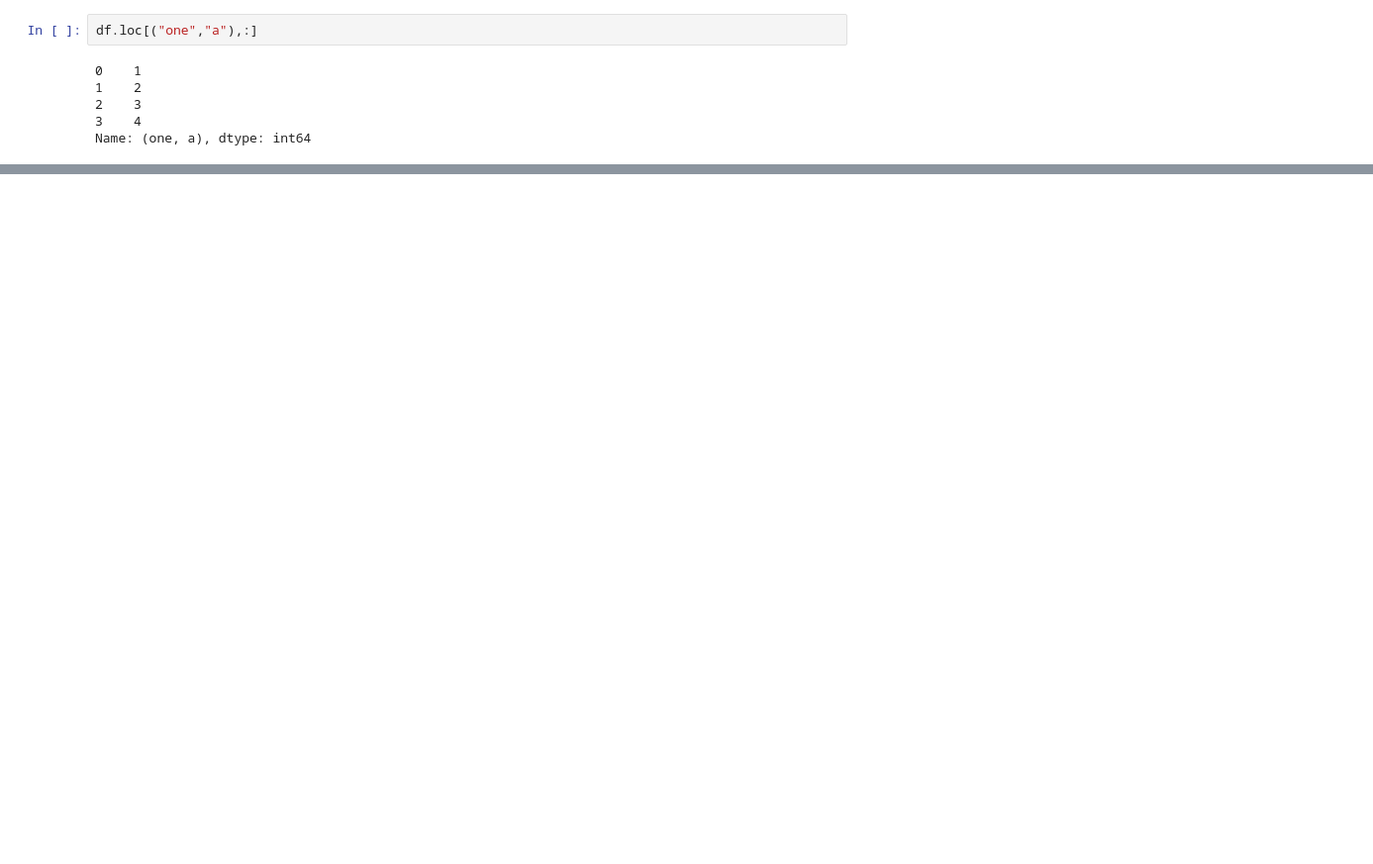
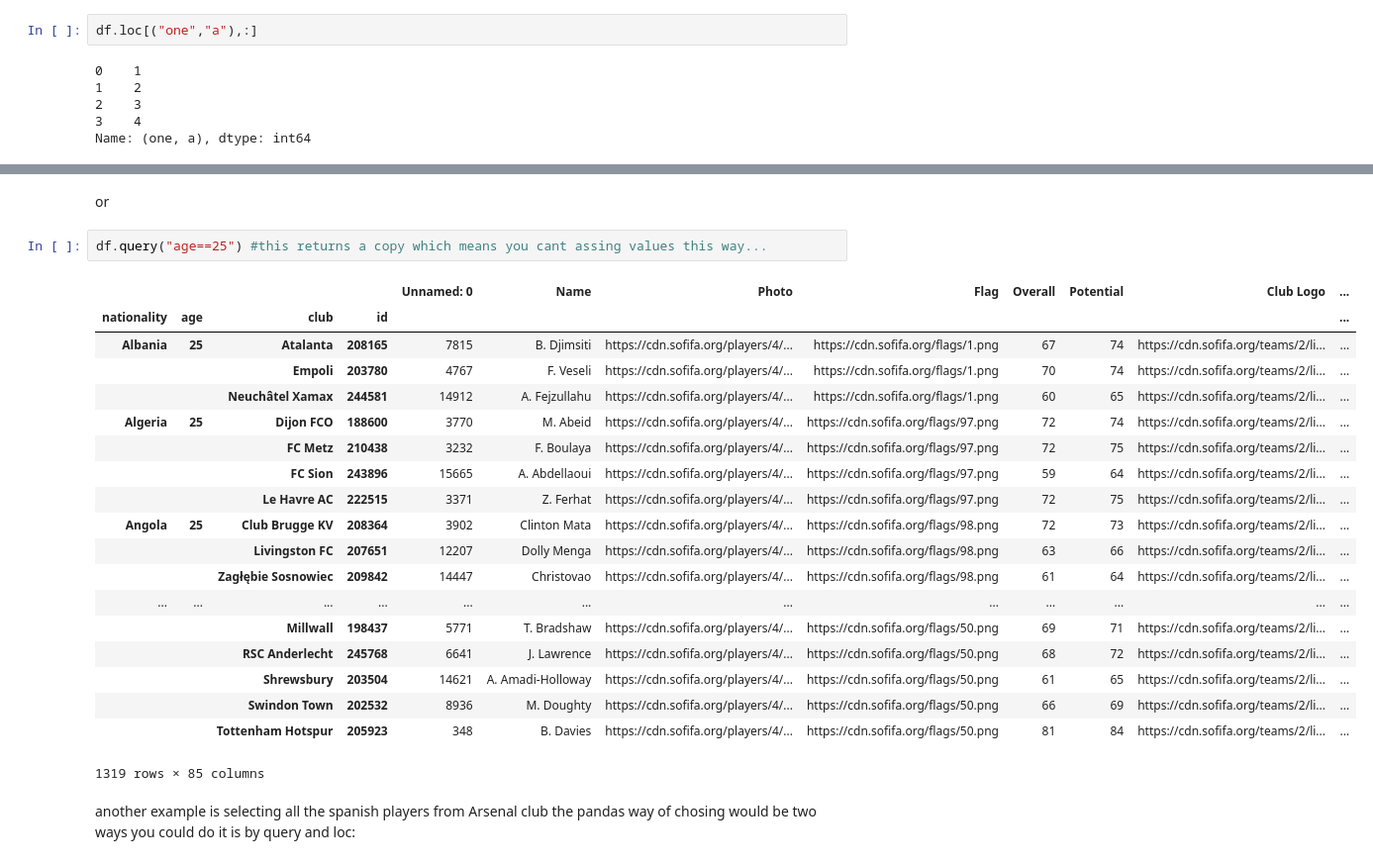
Before and after one commit to yonatanMedan/fastIndex, a Jupyter notebook: fast_index.ipynb, the cells around one changed output, grey strips where cells are left out. Shown at 99% size. Saved outputs shown, nothing was run; the diff lists cells and outputs as text; blank space fills up the shorter version.

```diff
--- a/fast_index.ipynb
+++ b/fast_index.ipynb
@@ -108,0 +220,28 @@ Name: (one, a), dtype: int64
+# %% [markdown]
+or
+# %%
+df.query("age==25") #this returns a copy which means you cant assing values this way...
+# %% [output]
+|  |  |  |  | Unnamed: 0 | Name | Photo | Flag | Overall | Potential | Club Logo | ... |
+| nationality | age | club | id |  |  |  |  |  |  |  | ... |
+| Albania | 25 | Atalanta | 208165 | 7815 | B. Djimsiti | https://cdn.sofifa.org/players/4/... | https://cdn.sofifa.org/flags/1.png | 67 | 74 | https://cdn.sofifa.org/teams/2/li... | ... |
+|  |  | Empoli | 203780 | 4767 | F. Veseli | https://cdn.sofifa.org/players/4/... | https://cdn.sofifa.org/flags/1.png | 70 | 74 | https://cdn.sofifa.org/teams/2/li... | ... |
+|  |  | Neuchâtel Xamax | 244581 | 14912 | A. Fejzullahu | https://cdn.sofifa.org/players/4/... | https://cdn.sofifa.org/flags/1.png | 60 | 65 | https://cdn.sofifa.org/teams/2/li... | ... |
+| Algeria | 25 | Dijon FCO | 188600 | 3770 | M. Abeid | https://cdn.sofifa.org/players/4/... | https://cdn.sofifa.org/flags/97.png | 72 | 74 | https://cdn.sofifa.org/teams/2/li... | ... |
+|  |  | FC Metz | 210438 | 3232 | F. Boulaya | https://cdn.sofifa.org/players/4/... | https://cdn.sofifa.org/flags/97.png | 72 | 75 | https://cdn.sofifa.org/teams/2/li... | ... |
+|  |  | FC Sion | 243896 | 15665 | A. Abdellaoui | https://cdn.sofifa.org/players/4/... | https://cdn.sofifa.org/flags/97.png | 59 | 64 | https://cdn.sofifa.org/teams/2/li... | ... |
+|  |  | Le Havre AC | 222515 | 3371 | Z. Ferhat | https://cdn.sofifa.org/players/4/... | https://cdn.sofifa.org/flags/97.png | 72 | 75 | https://cdn.sofifa.org/teams/2/li... | ... |
+| Angola | 25 | Club Brugge KV | 208364 | 3902 | Clinton Mata | https://cdn.sofifa.org/players/4/... | https://cdn.sofifa.org/flags/98.png | 72 | 73 | https://cdn.sofifa.org/teams/2/li... | ... |
+|  |  | Livingston FC | 207651 | 12207 | Dolly Menga | https://cdn.sofifa.org/players/4/... | https://cdn.sofifa.org/flags/98.png | 63 | 66 | https://cdn.sofifa.org/teams/2/li... | ... |
+|  |  | Zagłębie Sosnowiec | 209842 | 14447 | Christovao | https://cdn.sofifa.org/players/4/... | https://cdn.sofifa.org/flags/98.png | 61 | 64 | https://cdn.sofifa.org/teams/2/li... | ... |
+| ... | ... | ... | ... | ... | ... | ... | ... | ... | ... | ... | ... |
+|  |  | Millwall | 198437 | 5771 | T. Bradshaw | https://cdn.sofifa.org/players/4/... | https://cdn.sofifa.org/flags/50.png | 69 | 71 | https://cdn.sofifa.org/teams/2/li... | ... |
+|  |  | RSC Anderlecht | 245768 | 6641 | J. Lawrence | https://cdn.sofifa.org/players/4/... | https://cdn.sofifa.org/flags/50.png | 68 | 72 | https://cdn.sofifa.org/teams/2/li... | ... |
+|  |  | Shrewsbury | 203504 | 14621 | A. Amadi-Holloway | https://cdn.sofifa.org/players/4/... | https://cdn.sofifa.org/flags/50.png | 61 | 65 | https://cdn.sofifa.org/teams/2/li... | ... |
+|  |  | Swindon Town | 202532 | 8936 | M. Doughty | https://cdn.sofifa.org/players/4/... | https://cdn.sofifa.org/flags/50.png | 66 | 69 | https://cdn.sofifa.org/teams/2/li... | ... |
+|  |  | Tottenham Hotspur | 205923 | 348 | B. Davies | https://cdn.sofifa.org/players/4/... | https://cdn.sofifa.org/flags/50.png | 81 | 84 | https://cdn.sofifa.org/teams/2/li... | ... |
+1319 rows × 85 columns
+# %% [markdown]
+another example is selecting all the spanish players from Arsenal club
+the pandas way of chosing would be
+two ways you could do it is by query and loc:
```
Also changed, not shown: parts of 41 cells of this notebook, 2 other files.
